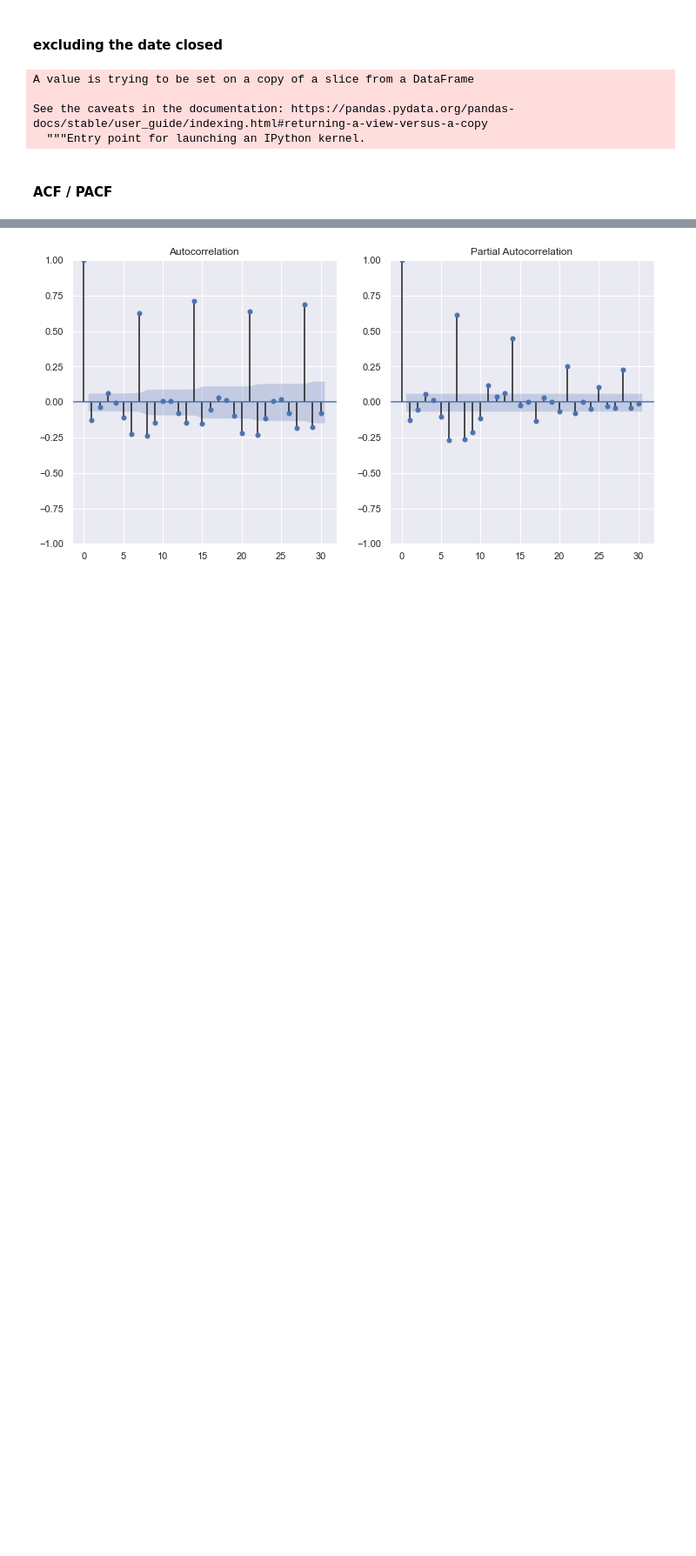
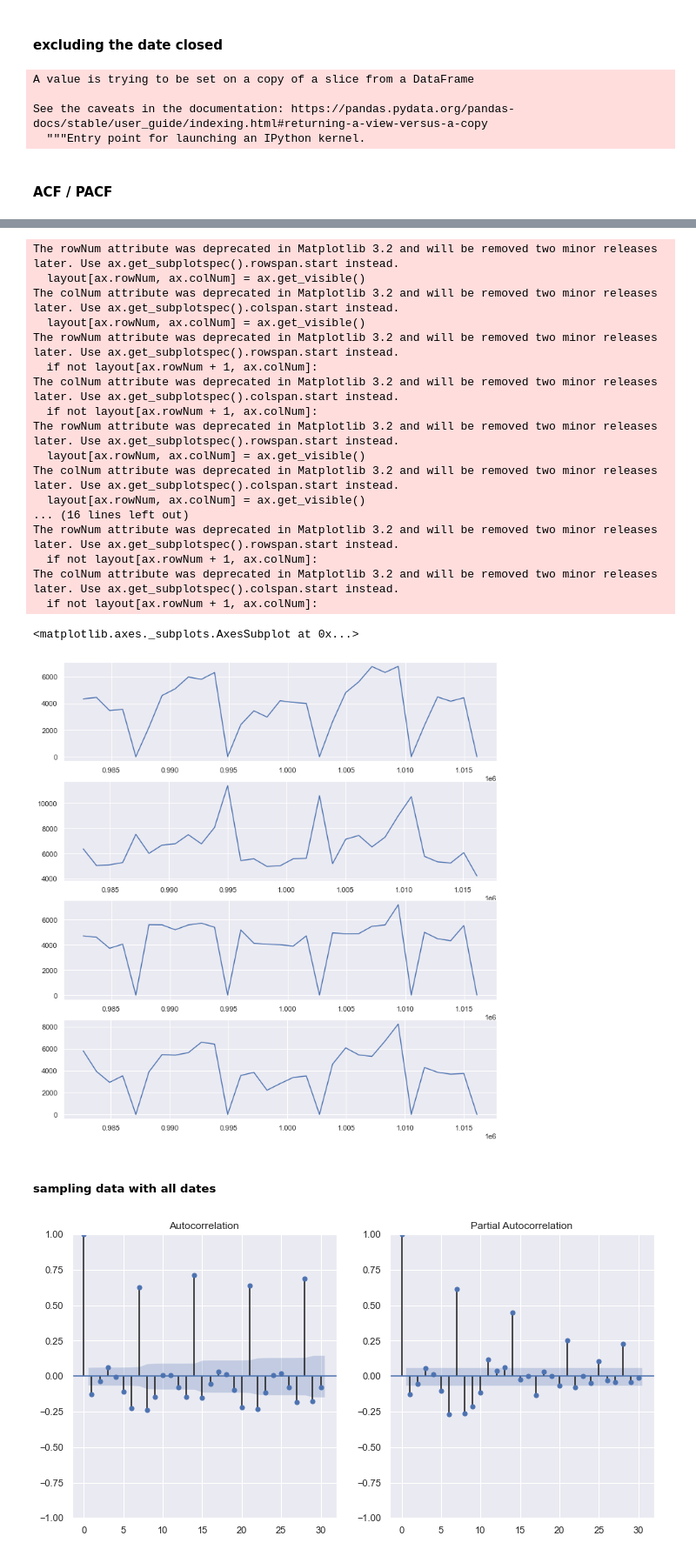
Before and after one commit to CYCCCCC/store_sales_prediction, a Jupyter notebook: store_sales.ipynb, the cells around one changed output, grey strips where cells are left out. Shown at 87% size. Saved outputs shown, nothing was run; the diff lists cells and outputs as text; code cells hidden in the pictures; blank space fills up the shorter version.

```diff
--- a/store_sales.ipynb
+++ b/store_sales.ipynb
@@ -404,3 +461,41 @@ sales_store.head()
+# %%
+# Select sales data for each store
+sales_a = train[(train.Store == 2) & (train['yyyymm']=='201301')]['Sales']
+sales_b = train[(train.Store == 85) & (train['yyyymm']=='201301')]['Sales']
+sales_c = train[(train.Store == 1) & (train['yyyymm']=='201301')]['Sales']
+sales_d = train[(train.Store == 13) & (train['yyyymm']=='201301')]['Sales']
+
+# Create subplots
+f, (ax1, ax2, ax3, ax4) = plt.subplots(4, figsize=(12, 13))
+
+
+# Plot the sales data, resampled weekly
+sales_a.plot(ax=ax1)
+sales_b.plot(ax=ax2)
+sales_c.plot(ax=ax3)
+sales_d.plot(ax=ax4)
+# %% [output]
+The rowNum attribute was deprecated in Matplotlib 3.2 and will be removed two minor releases later. Use ax.get_subplotspec().rowspan.start instead.
+  layout[ax.rowNum, ax.colNum] = ax.get_visible()
+The colNum attribute was deprecated in Matplotlib 3.2 and will be removed two minor releases later. Use ax.get_subplotspec().colspan.start instead.
+  layout[ax.rowNum, ax.colNum] = ax.get_visible()
+The rowNum attribute was deprecated in Matplotlib 3.2 and will be removed two minor releases later. Use ax.get_subplotspec().rowspan.start instead.
+  if not layout[ax.rowNum + 1, ax.colNum]:
+The colNum attribute was deprecated in Matplotlib 3.2 and will be removed two minor releases later. Use ax.get_subplotspec().colspan.start instead.
+  if not layout[ax.rowNum + 1, ax.colNum]:
+The rowNum attribute was deprecated in Matplotlib 3.2 and will be removed two minor releases later. Use ax.get_subplotspec().rowspan.start instead.
+  layout[ax.rowNum, ax.colNum] = ax.get_visible()
+The colNum attribute was deprecated in Matplotlib 3.2 and will be removed two minor releases later. Use ax.get_subplotspec().colspan.start instead.
+  layout[ax.rowNum, ax.colNum] = ax.get_visible()
+... (16 lines left out)
+The rowNum attribute was deprecated in Matplotlib 3.2 and will be removed two minor releases later. Use ax.get_subplotspec().rowspan.start instead.
+  if not layout[ax.rowNum + 1, ax.colNum]:
+The colNum attribute was deprecated in Matplotlib 3.2 and will be removed two minor releases later. Use ax.get_subplotspec().colspan.start instead.
+  if not layout[ax.rowNum + 1, ax.colNum]:
+<matplotlib.axes._subplots.AxesSubplot at 0x...>
+[figure, added]
+# %% [markdown]
+##### sampling data with all dates
 # %%
 for i in range(1, 11):
     sales_store = train[train['Store']==i]
```
Also changed, not shown: parts of 30 cells of this notebook.
